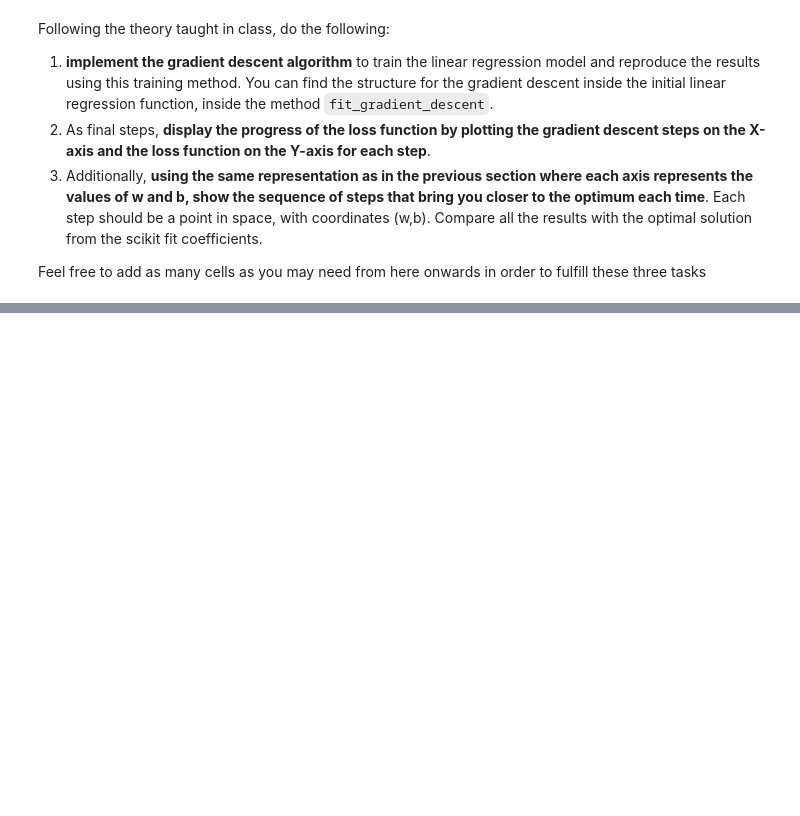
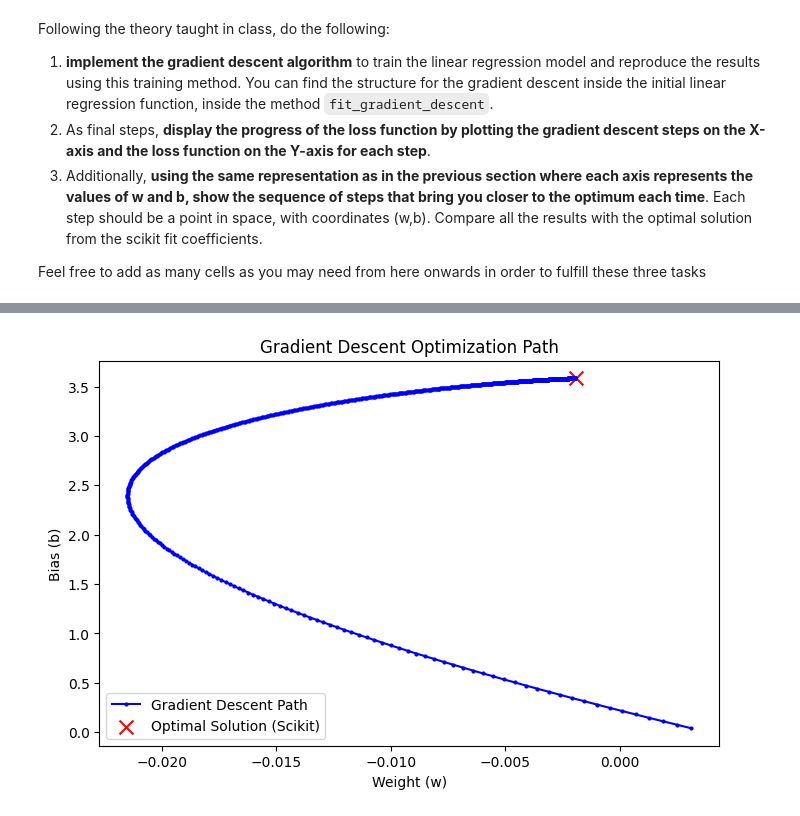
Before and after one commit to ICAI-IMAT-ML/p2-4-gonzalo334, a Jupyter notebook: notebook/Lab_2_4_LR2.ipynb, the cells around one changed output, grey strips where cells are left out. Saved outputs shown, nothing was run; the diff lists cells and outputs as text; code cells hidden in the pictures; blank space fills up the shorter version.

```diff
--- a/notebook/Lab_2_4_LR2.ipynb
+++ b/notebook/Lab_2_4_LR2.ipynb
@@ -408,0 +446,18 @@ Iteration 900: MSE = 0.9925508982562564
+# %%
+
+# Train model using Scikit-learn for comparison
+lin_reg = LinearRegression()
+lin_reg.fit(X, y)
+optimal_theta = np.array([lin_reg.intercept_, lin_reg.coef_[0]])
+
+# Plot (w,b) trajectory
+plt.figure(figsize=(8, 5))
+plt.plot(result_df["Weight"], result_df["Bias"], 'bo-', markersize=2, label="Gradient Descent Path")
+plt.scatter(optimal_theta[1], optimal_theta[0], color='red', marker='x', s=100, label="Optimal Solution (Scikit)")
+plt.xlabel("Weight (w)")
+plt.ylabel("Bias (b)")
+plt.title("Gradient Descent Optimization Path")
+plt.legend()
+plt.show()
+# %% [output]
+[figure, added]
```
Also changed, not shown: parts of 2 cells of this notebook, 1 other file.
